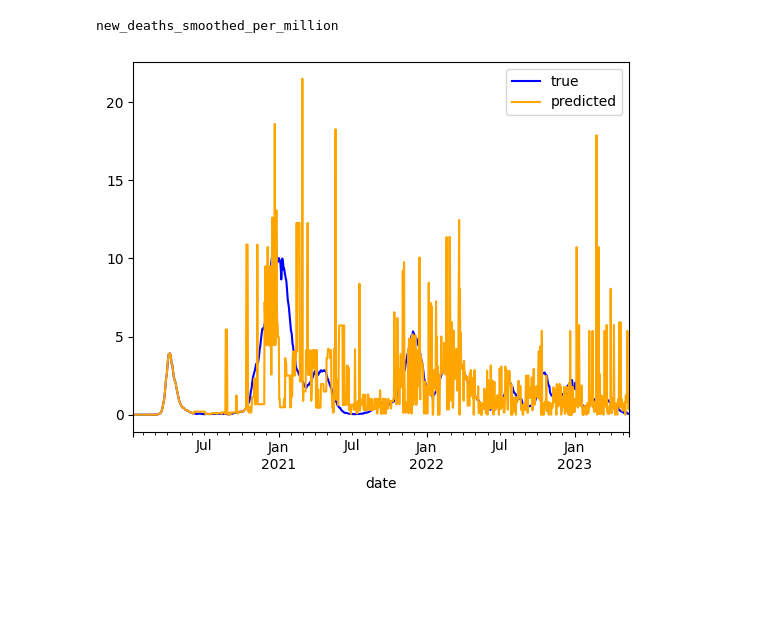
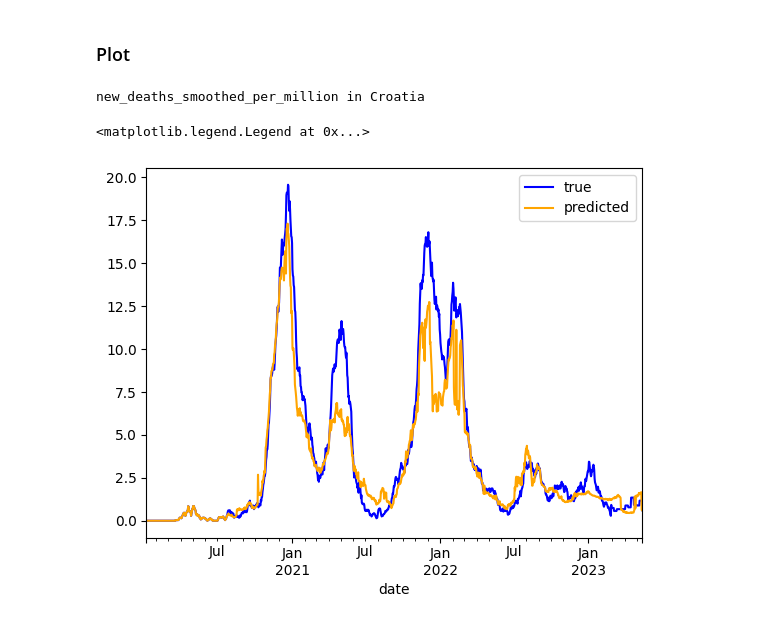
Before and after one commit to armsp/BDPP-23-Covid-Project, a Jupyter notebook: work/project/predict_h.ipynb, the cells around one changed output. Cells and saved outputs as stored; diff of their text form; code cells hidden in the pictures; blank space fills up the shorter version.

```diff
--- a/work/project/predict_h.ipynb
+++ b/work/project/predict_h.ipynb
@@ -3,2 +3,10 @@
 
 Use this notebook to train/test models. Using the node system will automatically allow you to cache the trained model for use in the server. Currently the only working model node is named `train_honest_forward`.
+# %%
+subset = dict(
+
+    random_state = 88,
+    shuffle = True,
+    test_size = 0.1,
+    train_size = 0.9
+)
@@ -7,7 +17,13 @@ import nodes
 import verbose
 verbose.set_level( 0 )
 
-#model = nodes.find( "train_honest_forward" ).get_result( subset = slice( 0, 5 ))
-model = nodes.find( "train_honest_forward" ).get_result( )
+model = nodes.find( "train_honest_forward" ).get_result(
+
+    subset = { ** subset, "type": "train_split" },
+    n_estimators = 100,
+    max_depth = 20,
+    max_features = 1.0,
+    n_jobs = 7
+)
 # %% [output]
 training...
@@ -16,34 +113,49 @@ done
+# %% [markdown]
+### Plot
 # %%
 import matplotlib.pyplot as plt
 from tqdm import tqdm
 import sys
 import require
+import nodes
+import verbose
+verbose.set_level( 0 )
 
 data_for_country = require.single( "data_for_country" )
+subset_indexing = require.single( "subset_indexing" )
 crop_to_valid_range = require.single( "crop_to_valid_range" )
-df = crop_to_valid_range( data_for_country.get_result( "Germany" ))
+
+trainset = subset_indexing( nodes.find( "training_data" ).get_result( ), { ** subset, "type": "train_split" })
+testset = subset_indexing( nodes.find( "training_data" ).get_result( ), { ** subset, "type": "test_split" })
+point = trainset[ 13 ]
+country = point.country
+#country = "Switzerland"
+df = crop_to_valid_range( data_for_country.get_result( country ))
 
 time_range = slice( 0, None )
 column_name = "new_deaths_smoothed_per_million"
 column = df.columns.tolist( ).index( column_name )
+start = 200
 
-start = 138
+print( f"{ df_pred.columns[ column ]} in { country }" )
+
 with tqdm( file = sys.stdout, total = 1.0, desc = "inference" ) as bar:
 
     df_pred = model.predict_replace( df, start = start, callback = lambda p: bar.update( p - bar.n ))
 
 assert not df.isna( ).any( ).any( )
 assert not df_pred.isna( ).any( ).any( )
+
 
 df.iloc[ time_range, column ].plot( color = "blue" )
 df_pred.iloc[ time_range, column ].plot( color = "orange" )
 
 
 line = lambda color, label: plt.Line2D([ ], [ ], color = color, label = label )
 h = [ line( "blue", "true" ), line( "orange", "predicted" )]
 
 plt.legend( handles = h )
-print( df_pred.columns[ column ])
 # %% [output]
-new_deaths_smoothed_per_million
+new_deaths_smoothed_per_million in Croatia
+<matplotlib.legend.Legend at 0x...>
-[figure, old version]
+[figure, new version]
```
Also changed, not shown: parts of 6 cells of this notebook, 14 other files.
